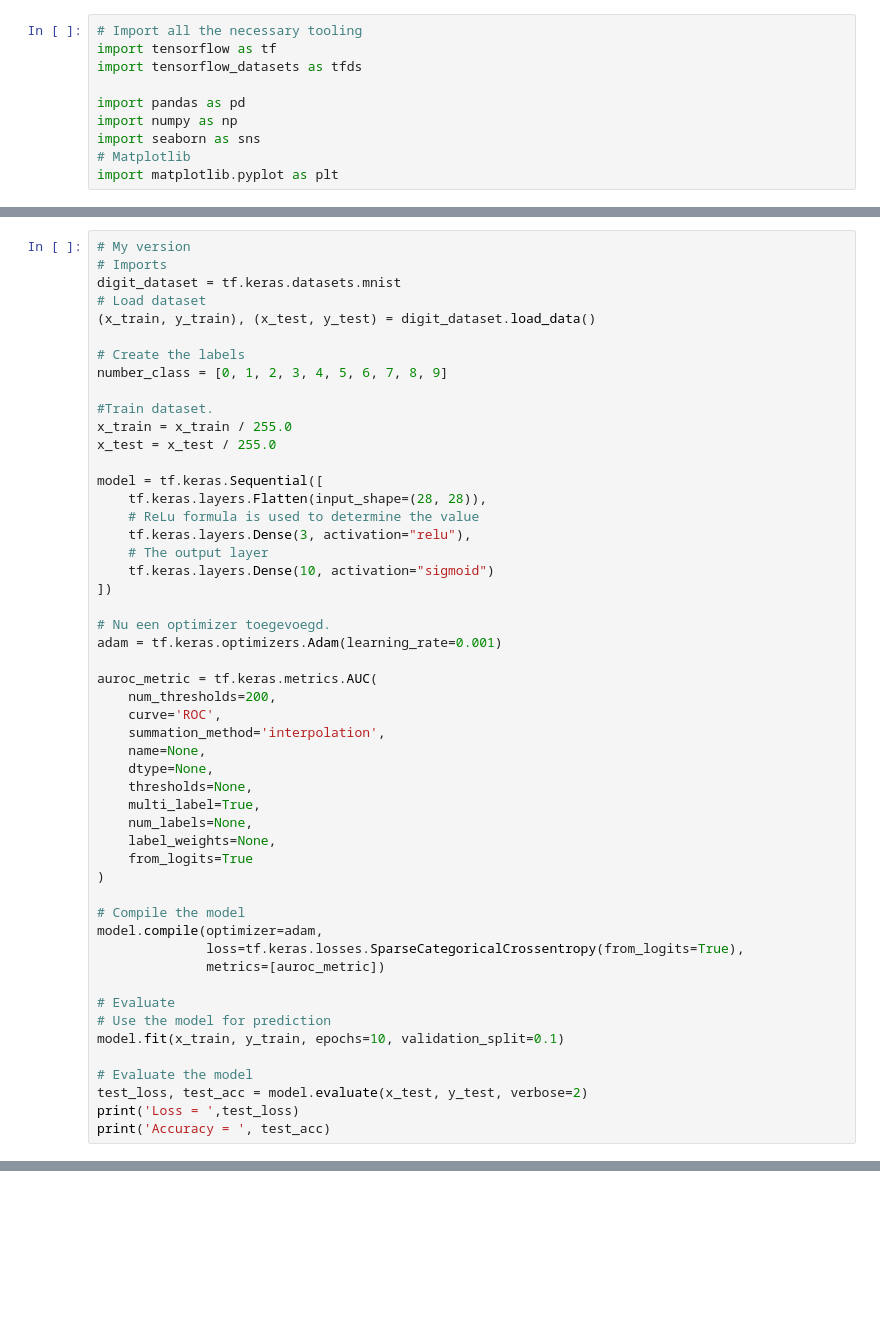
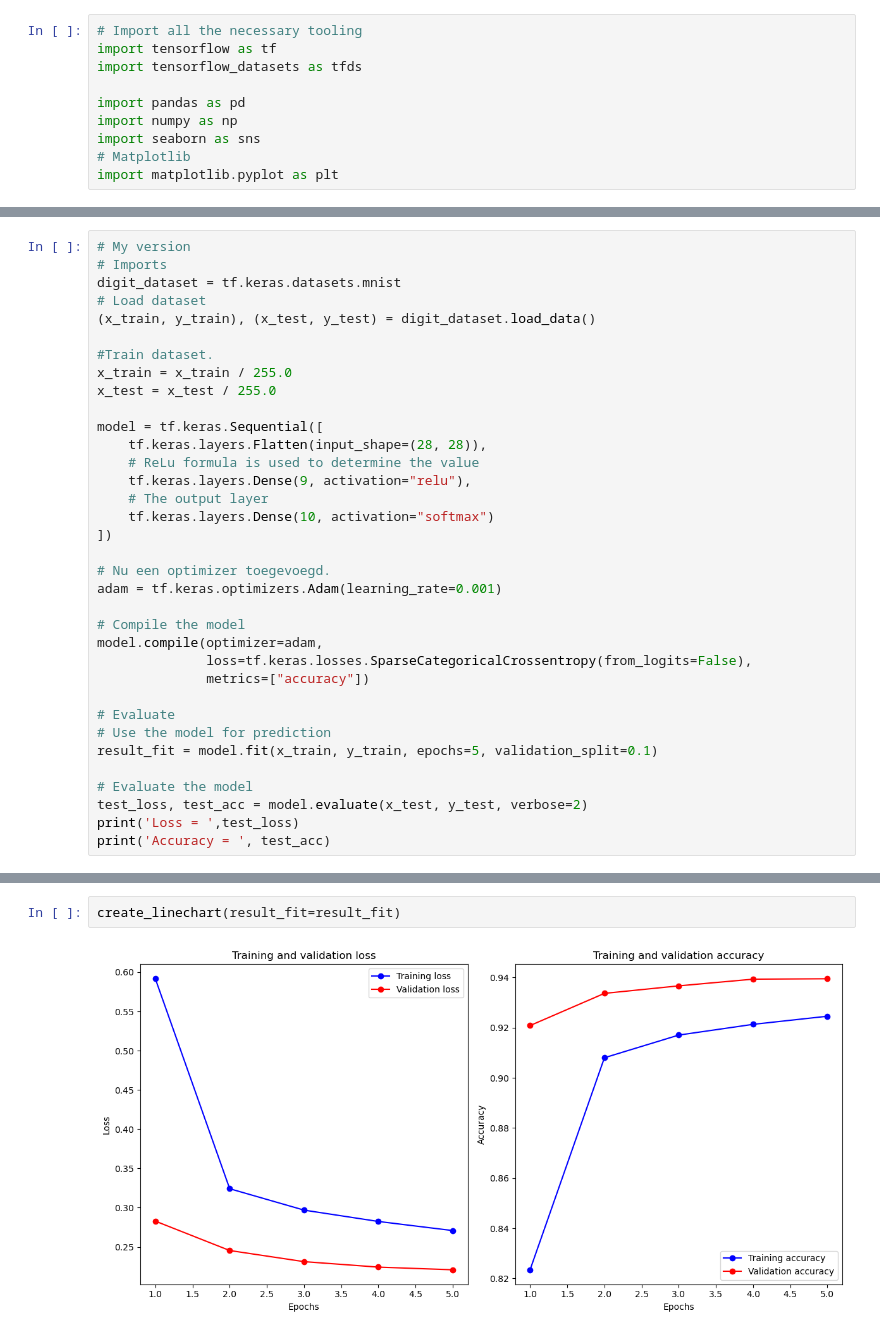
Before and after one commit to geoduin/AI_Assignment, a Jupyter notebook: part1PredictDigit.ipynb, the cells around one changed output, grey strips where cells are left out. Drawn from its saved outputs; the diff is of its cells as text; blank space fills up the shorter version.

```diff
--- a/part1PredictDigit.ipynb
+++ b/part1PredictDigit.ipynb
@@ -14,9 +139,6 @@ import matplotlib.pyplot as plt
 digit_dataset = tf.keras.datasets.mnist
 # Load dataset
 (x_train, y_train), (x_test, y_test) = digit_dataset.load_data()
-
-# Create the labels
-number_class = [0, 1, 2, 3, 4, 5, 6, 7, 8, 9]
 
 #Train dataset.
 x_train = x_train / 255.0
@@ -25,35 +147,22 @@ x_test = x_test / 255.0
 model = tf.keras.Sequential([
     tf.keras.layers.Flatten(input_shape=(28, 28)),
     # ReLu formula is used to determine the value
-    tf.keras.layers.Dense(3, activation="relu"),
+    tf.keras.layers.Dense(9, activation="relu"),
     # The output layer
-    tf.keras.layers.Dense(10, activation="sigmoid")
+    tf.keras.layers.Dense(10, activation="softmax")
 ])
 
 # Nu een optimizer toegevoegd.
 adam = tf.keras.optimizers.Adam(learning_rate=0.001)
 
-auroc_metric = tf.keras.metrics.AUC(
-    num_thresholds=200,
-    curve='ROC',
-    summation_method='interpolation',
-    name=None,
-    dtype=None,
-    thresholds=None,
-    multi_label=True,
-    num_labels=None,
-    label_weights=None,
-    from_logits=True
-)
-
 # Compile the model
 model.compile(optimizer=adam,
-              loss=tf.keras.losses.SparseCategoricalCrossentropy(from_logits=True),
-              metrics=[auroc_metric])
+              loss=tf.keras.losses.SparseCategoricalCrossentropy(from_logits=False),
+              metrics=["accuracy"])
 
 # Evaluate
 # Use the model for prediction
-model.fit(x_train, y_train, epochs=10, validation_split=0.1)
+result_fit = model.fit(x_train, y_train, epochs=5, validation_split=0.1)
 
 # Evaluate the model
 test_loss, test_acc = model.evaluate(x_test, y_test, verbose=2)
@@ -64,0 +185,4 @@ ValueError: Shape must be at least rank 1 but is rank 0 for '{{node loop_body/Un
+# %%
+create_linechart(result_fit=result_fit)
+# %% [output]
+[figure, added]
```
Also changed, not shown: parts of 15 cells of this notebook.
